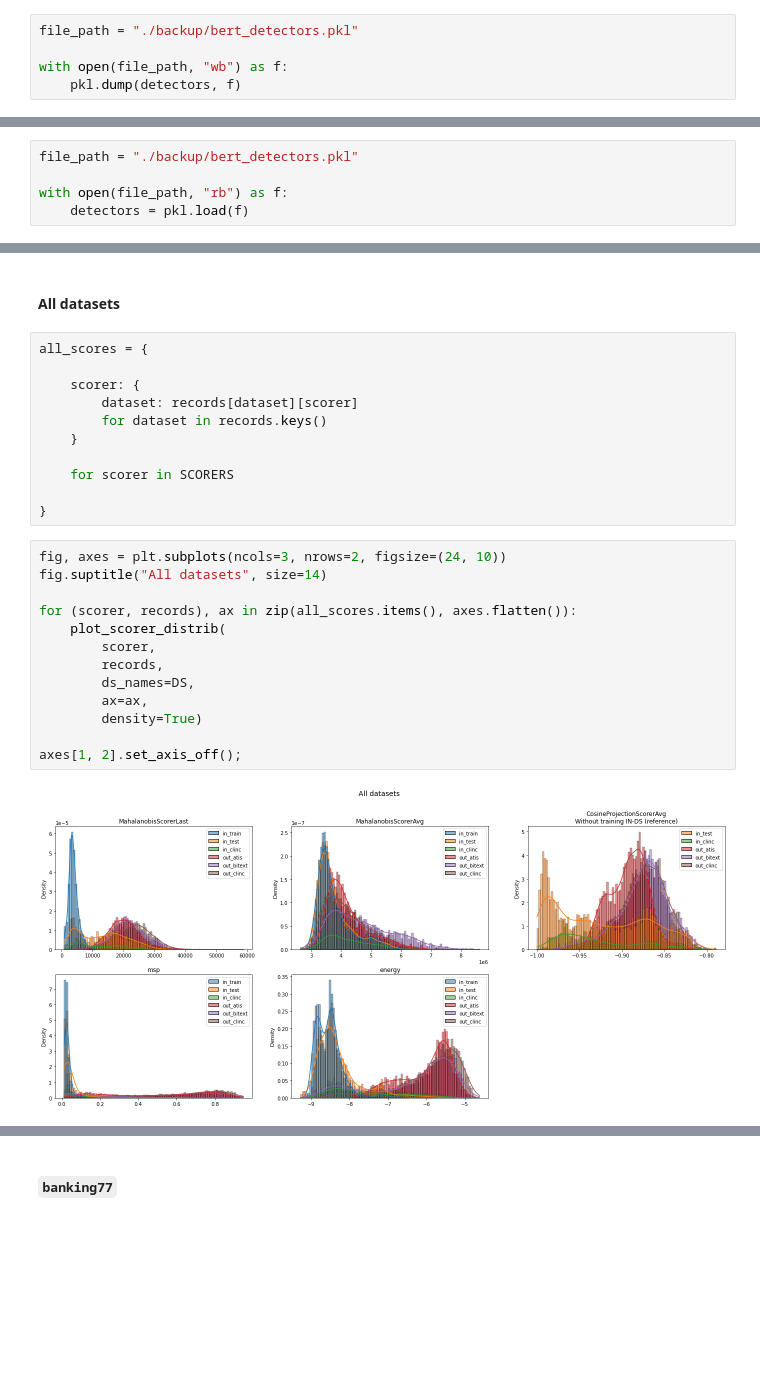
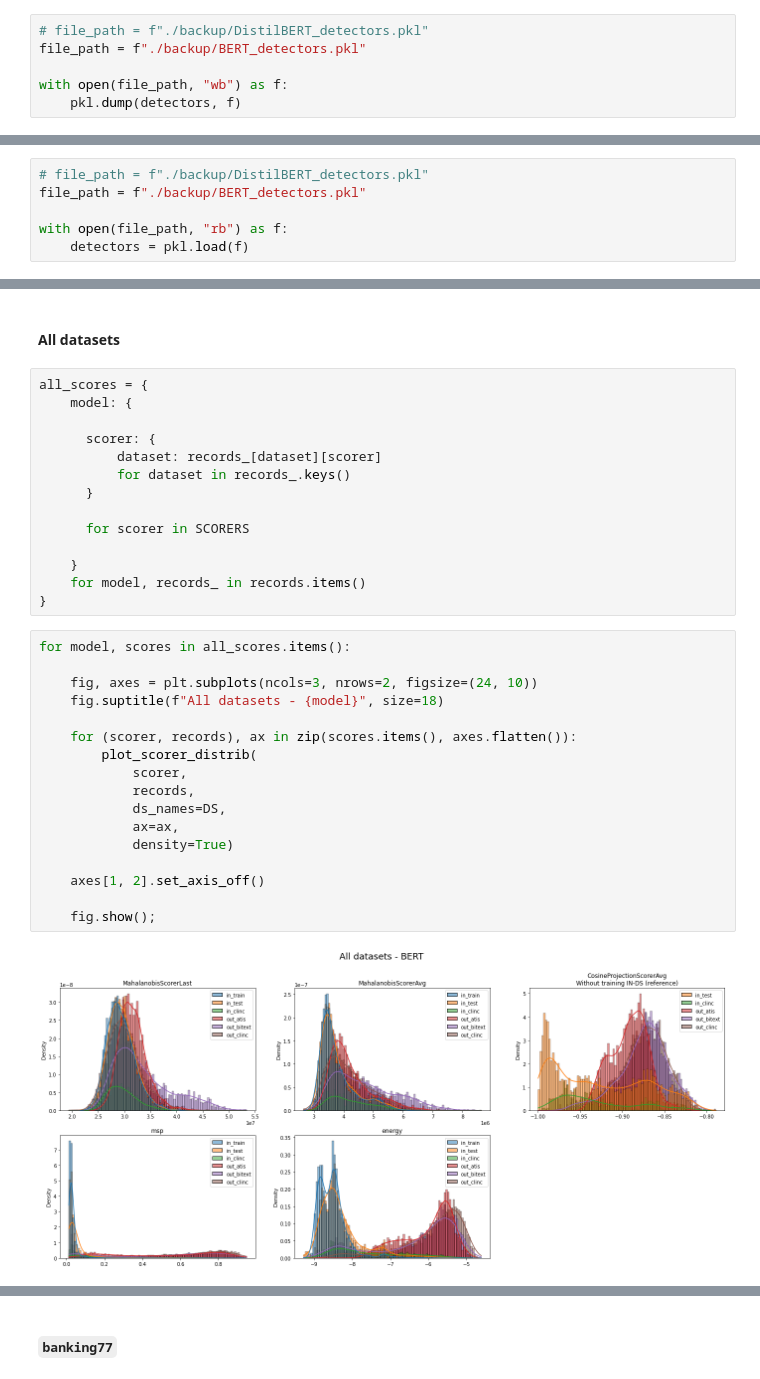
Before and after one commit to PeDiot/OOD-Detection-Intent-Classification, a Jupyter notebook: notebook.ipynb, the cells around one changed output, grey strips where cells are left out. Drawn from its saved outputs; the diff is of its cells as text; blank space fills up the shorter version.

```diff
--- a/notebook.ipynb
+++ b/notebook.ipynb
@@ -464,14 +551,16 @@ CosineProjectionScorer
 # %%
 detectors = prepare_detectors(detectors, model, train_loader_b77, tokenizer)
 # %%
-file_path = "./backup/bert_detectors.pkl"
+# file_path = f"./backup/DistilBERT_detectors.pkl"
+file_path = f"./backup/BERT_detectors.pkl"
 
 with open(file_path, "wb") as f:
     pkl.dump(detectors, f)
 # %% [markdown]
 ### Evaluate
 # %%
-file_path = "./backup/bert_detectors.pkl"
+# file_path = f"./backup/DistilBERT_detectors.pkl"
+file_path = f"./backup/BERT_detectors.pkl"
 
 with open(file_path, "rb") as f:
     detectors = pkl.load(f)
@@ -591,27 +690,34 @@ for record_type, records_ in records.items():
 #### All datasets
 # %%
 all_scores = {
+    model: {
 
-    scorer: {
-        dataset: records[dataset][scorer]
-        for dataset in records.keys()
+      scorer: {
+          dataset: records_[dataset][scorer]
+          for dataset in records_.keys()
+      }
+
+      for scorer in SCORERS
+
     }
-
-    for scorer in SCORERS
-
+    for model, records_ in records.items()
 }
 # %%
-fig, axes = plt.subplots(ncols=3, nrows=2, figsize=(24, 10))
-fig.suptitle("All datasets", size=14)
+for model, scores in all_scores.items():
 
-for (scorer, records), ax in zip(all_scores.items(), axes.flatten()):
-    plot_scorer_distrib(
-        scorer,
-        records,
-        ds_names=DS,
-        ax=ax,
-        density=True)
+    fig, axes = plt.subplots(ncols=3, nrows=2, figsize=(24, 10))
+    fig.suptitle(f"All datasets - {model}", size=18)
 
-axes[1, 2].set_axis_off();
+    for (scorer, records), ax in zip(scores.items(), axes.flatten()):
+        plot_scorer_distrib(
+            scorer,
+            records,
+            ds_names=DS,
+            ax=ax,
+            density=True)
+
+    axes[1, 2].set_axis_off()
+
+    fig.show();
 # %% [output]
-[figure, old version]
+[figure, new version]
```
Also changed, not shown: parts of 20 cells of this notebook.
